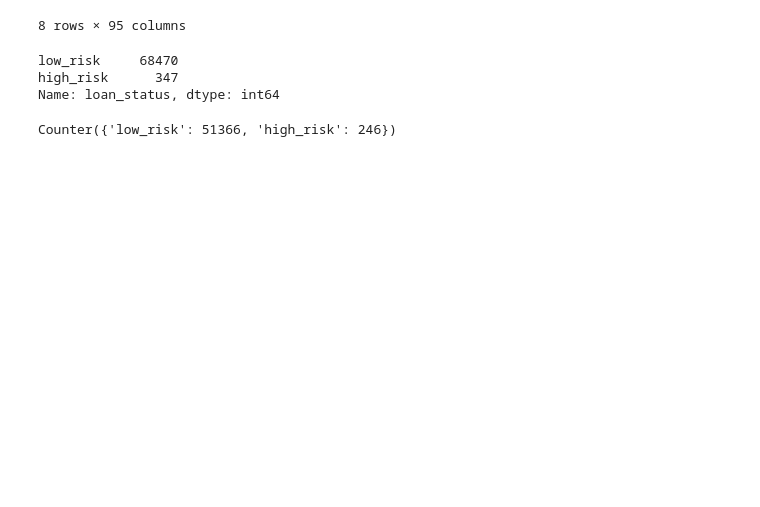
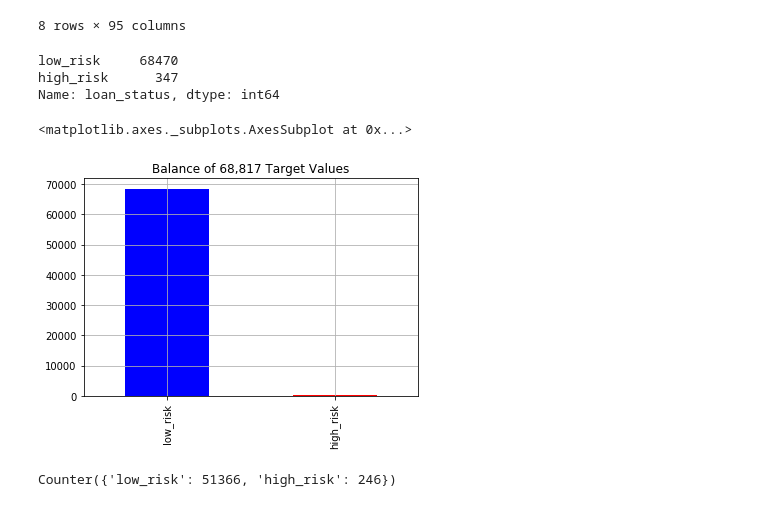
Before and after one commit to jennifermulroy/11-Machine-Learning, a Jupyter notebook: credit_risk_resampling.ipynb, the cells around one changed output. Drawn from its saved outputs; the diff is of its cells as text; code cells hidden in the pictures; blank space fills up the shorter version.

Commit message:
visual

```diff
--- a/credit_risk_resampling.ipynb
+++ b/credit_risk_resampling.ipynb
@@ -119,11 +124,15 @@ X.describe()
 8 rows × 95 columns
 # %%
 # Check the balance of our target values
-y.value_counts()
+y_vis = y.value_counts()
+print(y_vis)
+y_vis.plot(kind='bar', title='Balance of 68,817 Target Values', grid=True, color=['blue', 'red'])
 # %% [output]
 low_risk     68470
 high_risk      347
 Name: loan_status, dtype: int64
+<matplotlib.axes._subplots.AxesSubplot at 0x...>
+[figure, added]
 # %%
 # Create X_train, X_test, y_train, y_test
 from sklearn.model_selection import train_test_split
```
Also changed, not shown: parts of 15 cells of this notebook.
